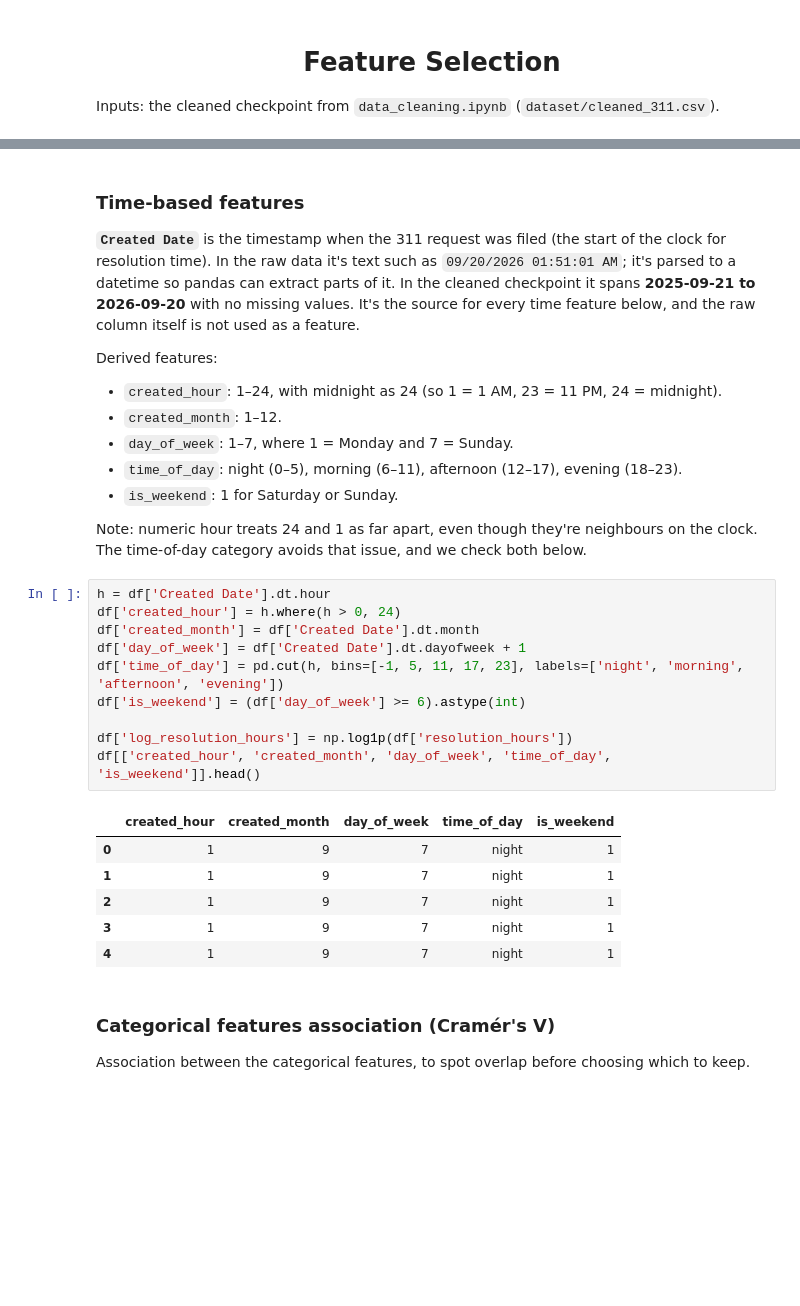
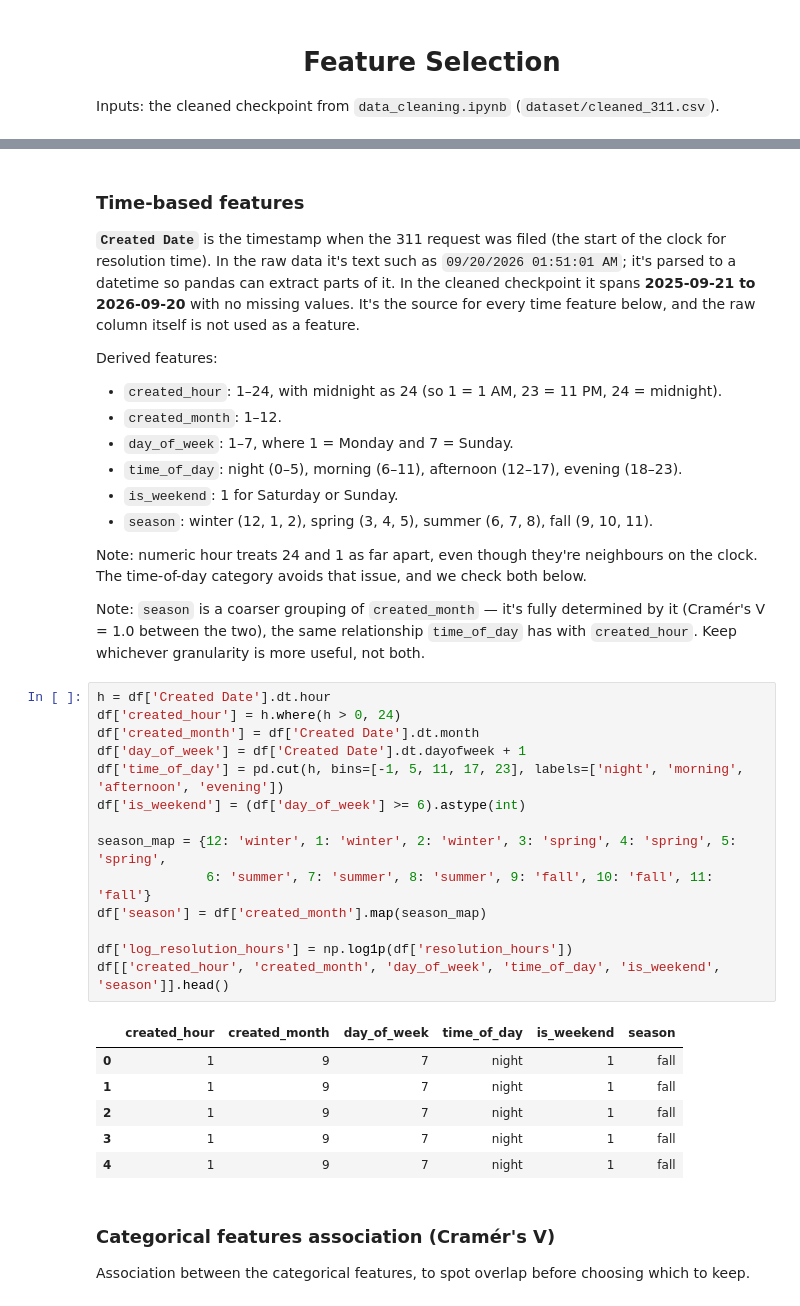
Before and after one commit to ushithila/311-Complaint-Resolution-Speed, a Jupyter notebook: notebooks/feature_selection.ipynb, the cells around one changed output, grey strips where cells are left out. Saved outputs shown, nothing was run; the diff lists cells and outputs as text; blank space fills up the shorter version.

```diff
--- a/notebooks/feature_selection.ipynb
+++ b/notebooks/feature_selection.ipynb
@@ -36,25 +36,32 @@ Derived features:
 - `day_of_week`: 1–7, where 1 = Monday and 7 = Sunday.
 - `time_of_day`: night (0–5), morning (6–11), afternoon (12–17), evening (18–23).
 - `is_weekend`: 1 for Saturday or Sunday.
+- `season`: winter (12, 1, 2), spring (3, 4, 5), summer (6, 7, 8), fall (9, 10, 11).
 
 Note: numeric hour treats 24 and 1 as far apart, even though they're neighbours on the clock. The time-of-day category avoids that issue, and we check both below.
+
+Note: `season` is a coarser grouping of `created_month` — it's fully determined by it (Cramér's V = 1.0 between the two), the same relationship `time_of_day` has with `created_hour`. Keep whichever granularity is more useful, not both.
 # %%
 h = df['Created Date'].dt.hour
 df['created_hour'] = h.where(h > 0, 24)
 df['created_month'] = df['Created Date'].dt.month
 df['day_of_week'] = df['Created Date'].dt.dayofweek + 1
 df['time_of_day'] = pd.cut(h, bins=[-1, 5, 11, 17, 23], labels=['night', 'morning', 'afternoon', 'evening'])
 df['is_weekend'] = (df['day_of_week'] >= 6).astype(int)
 
+season_map = {12: 'winter', 1: 'winter', 2: 'winter', 3: 'spring', 4: 'spring', 5: 'spring',
+              6: 'summer', 7: 'summer', 8: 'summer', 9: 'fall', 10: 'fall', 11: 'fall'}
+df['season'] = df['created_month'].map(season_map)
+
 df['log_resolution_hours'] = np.log1p(df['resolution_hours'])
-df[['created_hour', 'created_month', 'day_of_week', 'time_of_day', 'is_weekend']].head()
+df[['created_hour', 'created_month', 'day_of_week', 'time_of_day', 'is_weekend', 'season']].head()
 # %% [output]
-|  | created_hour | created_month | day_of_week | time_of_day | is_weekend |
-| 0 | 1 | 9 | 7 | night | 1 |
-| 1 | 1 | 9 | 7 | night | 1 |
-| 2 | 1 | 9 | 7 | night | 1 |
-| 3 | 1 | 9 | 7 | night | 1 |
-| 4 | 1 | 9 | 7 | night | 1 |
+|  | created_hour | created_month | day_of_week | time_of_day | is_weekend | season |
+| 0 | 1 | 9 | 7 | night | 1 | fall |
+| 1 | 1 | 9 | 7 | night | 1 | fall |
+| 2 | 1 | 9 | 7 | night | 1 | fall |
+| 3 | 1 | 9 | 7 | night | 1 | fall |
+| 4 | 1 | 9 | 7 | night | 1 | fall |
 # %% [markdown]
 ### Categorical features association (Cramér's V)
 
```
Also changed, not shown: parts of 8 cells of this notebook.
